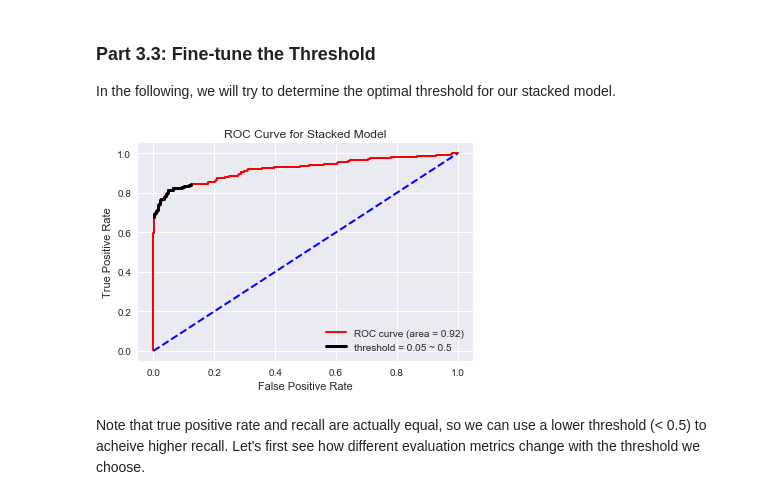
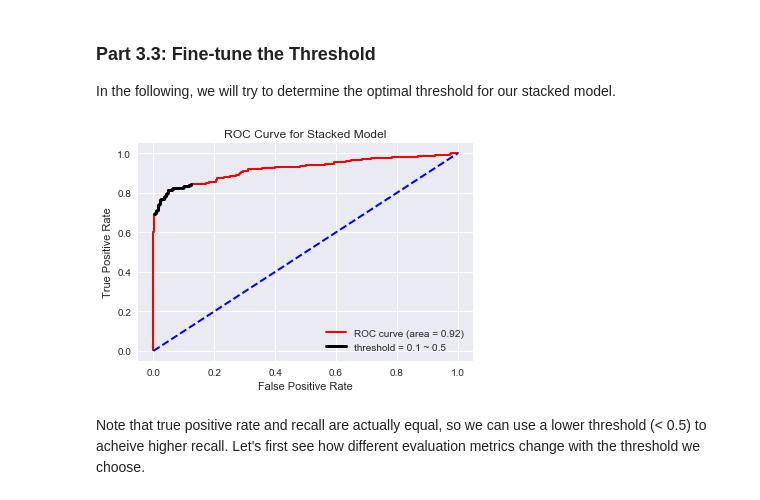
Before and after one commit to liyenhsu/User-Churn-Prediction, a Jupyter notebook: churn.ipynb, the cells around one changed output. Saved outputs shown, nothing was run; the diff lists cells and outputs as text; code cells hidden in the pictures.

```diff
--- a/churn.ipynb
+++ b/churn.ipynb
@@ -604,27 +604,27 @@ In the following, we will try to determine the optimal threshold for our stacked
 # %%
 from sklearn.metrics import roc_curve, roc_auc_score
 
 # use the predicted probability to make the ROC curve
 fpr, tpr, thresh = roc_curve(y_test, y_prob, pos_label=1)
 roc_auc = roc_auc_score(y_test, y_prob)
 
 # These are the points at threshold = 0.1~0.5
 x1 = fpr[(thresh <= 0.5) & (thresh >= 0.1)]
 x2 = tpr[(thresh <= 0.5) & (thresh >= 0.1)]
 
 fig = plt.figure()
 plt.plot(fpr, tpr, color='r', lw=2, label='ROC curve (area = {:.2f})'.format(roc_auc))
 plt.plot([0, 1], [0, 1], color='b', lw=2, linestyle='--')
-plt.plot(x1, x2, color='k', lw=3, label='threshold = 0.05 ~ 0.5')
+plt.plot(x1, x2, color='k', lw=3, label='threshold = 0.1 ~ 0.5')
 plt.xlim([-0.05, 1.05])
 plt.ylim([-0.05, 1.05])
 plt.xlabel('False Positive Rate')
 plt.ylabel('True Positive Rate')
 plt.title('ROC Curve for Stacked Model')
 plt.legend(loc="lower right")
 plt.show()
 # %% [output]
-[figure, old version]
+[figure, new version]
 # %% [markdown]
 Note that true positive rate and recall are actually equal, so we can use a lower threshold (< 0.5) to acheive higher recall. Let's first see how different evaluation metrics change with the threshold we choose.
 # %%
```
Also changed, not shown: parts of 1 cell of this notebook.
